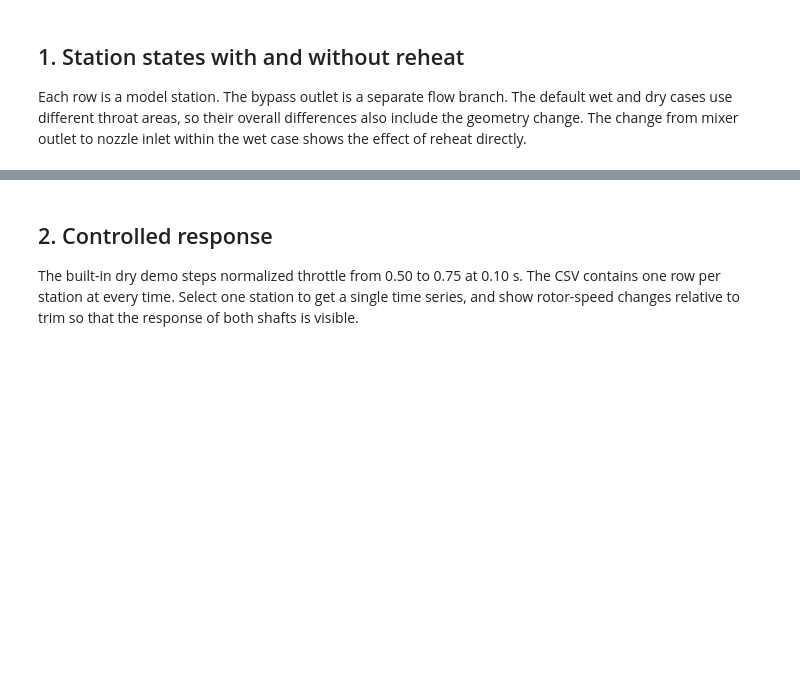
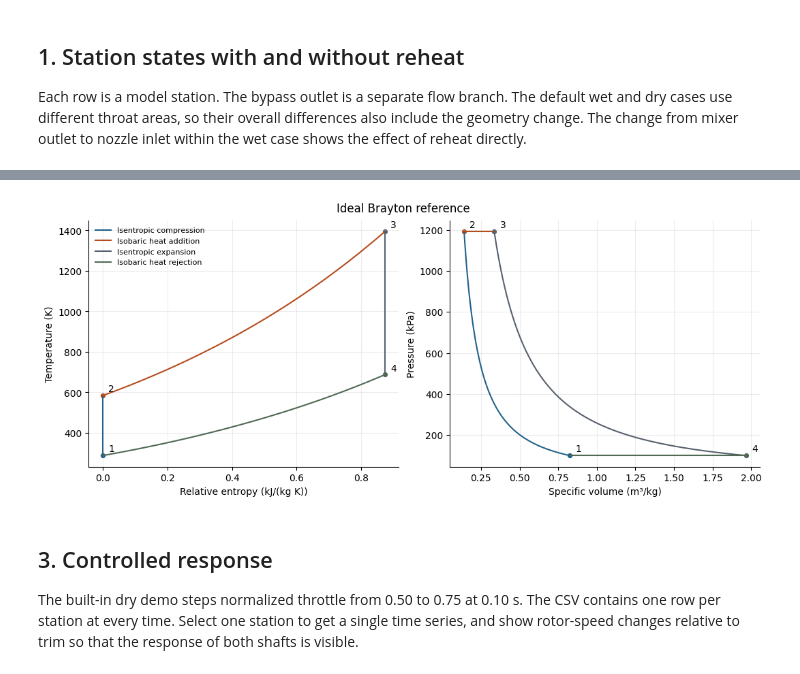
Before and after one commit to 0x3ef/afterburning-turbofan-cycle-sim, a Jupyter notebook: notebooks/turbofan_analysis.ipynb, the cells around one changed output, grey strips where cells are left out. Saved outputs shown, nothing was run; the diff lists cells and outputs as text; code cells hidden in the pictures; blank space fills up the shorter version.

```diff
--- a/notebooks/turbofan_analysis.ipynb
+++ b/notebooks/turbofan_analysis.ipynb
@@ -112,5 +201,53 @@ display(reheat.round(2))
+# %%
+pressure_ratio = dry.at["compressor_exit", "pt_pa"] / inlet_pressure
+exponent = gas_constant / cp
+p_low = inlet_pressure
+p_high = p_low * pressure_ratio
+t_cold = inlet_temperature
+t_compressed = t_cold * pressure_ratio ** exponent
+t_firing = dry.at["combustor_exit", "tt_k"]
+t_expanded = t_firing / pressure_ratio ** exponent
+if pressure_ratio <= 1 or t_firing <= t_compressed:
+    raise ValueError("The dry anchors must support positive compression and heat addition.")
+
+n = 60
+p_up = np.geomspace(p_low, p_high, n)
+p_down = np.geomspace(p_high, p_low, n)
+legs = (
+    ("Isentropic compression", p_up, t_cold * (p_up / p_low) ** exponent),
+    ("Isobaric heat addition", np.full(n, p_high), np.linspace(t_compressed, t_firing, n)),
+    ("Isentropic expansion", p_down, t_firing * (p_down / p_high) ** exponent),
+    ("Isobaric heat rejection", np.full(n, p_low), np.linspace(t_expanded, t_cold, n)),
+)
+fig, (ts, pv) = plt.subplots(1, 2, figsize=(10.6, 4.4), layout="constrained")
+ideal_rows = []
+for i, ((label, pressure, temperature), color) in enumerate(
+    zip(legs, (DRY_COLOR, WET_COLOR, DECK_COLOR, "#4F6954")), start=1
+):
+    entropy = (cp * np.log(temperature / t_cold)
+               - gas_constant * np.log(pressure / p_low)) / 1000
+    volume = gas_constant * temperature / pressure
+    ideal_rows.append(pd.DataFrame({
+        "process": label, "pressure_pa": pressure, "temperature_k": temperature,
+        "relative_entropy_kj_kg_k": entropy, "specific_volume_m3_kg": volume,
+    }))
+    ts.plot(entropy, temperature, color=color, label=label)
+    pv.plot(volume, pressure / 1000, color=color, label=label)
+    for ax, x, y in ((ts, entropy, temperature), (pv, volume, pressure / 1000)):
+        ax.scatter(x[0], y[0], s=18, color=color)
+        ax.annotate(str(i), (x[0], y[0]), xytext=(6, 4), textcoords="offset points")
+ts.set(xlabel="Relative entropy (kJ/(kg K))", ylabel="Temperature (K)")
+pv.set(xlabel="Specific volume (m³/kg)", ylabel="Pressure (kPa)")
+ts.legend(frameon=False, fontsize=8)
+for ax in (ts, pv):
+    ax.grid(alpha=0.23)
+fig.suptitle("Ideal Brayton reference")
+pd.concat(ideal_rows, ignore_index=True).to_csv(OUTPUT / "ideal_brayton.csv", index=False)
+show_and_export(fig, "ideal_brayton")
+# %% [output]
+[figure, added]
 # %% [markdown]
-## 2. Controlled response
+## 3. Controlled response
 
 The built-in dry demo steps normalized throttle from 0.50 to 0.75 at 0.10 s. The CSV contains one row per station at every time. Select one station to get a single time series, and show rotor-speed changes relative to trim so that the response of both shafts is visible.
 # %%
```
Also changed, not shown: parts of 15 cells of this notebook, 42 other files.
